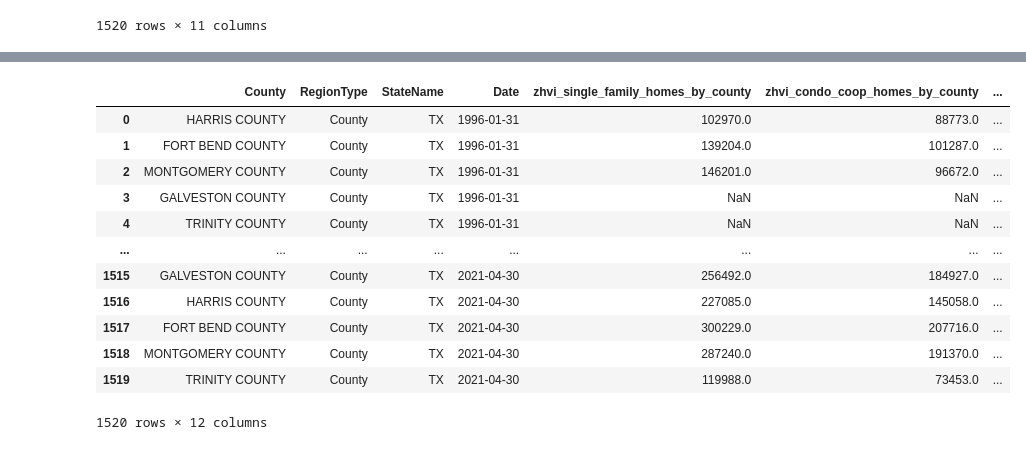
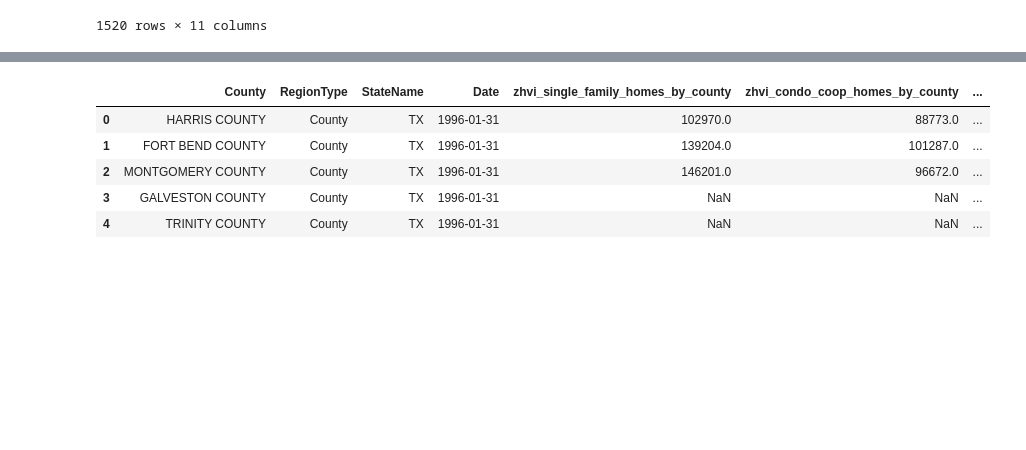
Before and after one commit to i-am-phoenix/Demo, a Jupyter notebook: zillow_data_cleaning_functions.ipynb, the cells around one changed output, grey strips where cells are left out. Cells and saved outputs as stored; diff of their text form; code cells hidden in the pictures; blank space fills up the shorter version.

```diff
--- a/zillow_data_cleaning_functions.ipynb
+++ b/zillow_data_cleaning_functions.ipynb
@@ -371,20 +589,15 @@ zillow_df_by_city_merged
 # %%
 zillow_df_by_county_merged['Date']=pd.to_datetime(zillow_df_by_county_merged['Date'])
 zillow_df_by_county_merged['Year']=zillow_df_by_county_merged['Date'].dt.year
 zillow_df_by_county_merged = zillow_df_by_county_merged.rename(columns = {'RegionName': 'County'})
 zillow_df_by_county_merged['County']=zillow_df_by_county_merged['County'].str.upper()
-zillow_df_by_county_merged
+zillow_df_by_county_merged.to_csv("summary_csv/zillow_df_by_county_merged.csv",
+                                  index=False)
+zillow_df_by_county_merged.head()
 # %% [output]
 |  | County | RegionType | StateName | Date | zhvi_single_family_homes_by_county | zhvi_condo_coop_homes_by_county | ... |
 | 0 | HARRIS COUNTY | County | TX | 1996-01-31 | 102970.0 | 88773.0 | ... |
 | 1 | FORT BEND COUNTY | County | TX | 1996-01-31 | 139204.0 | 101287.0 | ... |
 | 2 | MONTGOMERY COUNTY | County | TX | 1996-01-31 | 146201.0 | 96672.0 | ... |
 | 3 | GALVESTON COUNTY | County | TX | 1996-01-31 | NaN | NaN | ... |
 | 4 | TRINITY COUNTY | County | TX | 1996-01-31 | NaN | NaN | ... |
-| ... | ... | ... | ... | ... | ... | ... | ... |
-| 1515 | GALVESTON COUNTY | County | TX | 2021-04-30 | 256492.0 | 184927.0 | ... |
-| 1516 | HARRIS COUNTY | County | TX | 2021-04-30 | 227085.0 | 145058.0 | ... |
-| 1517 | FORT BEND COUNTY | County | TX | 2021-04-30 | 300229.0 | 207716.0 | ... |
-| 1518 | MONTGOMERY COUNTY | County | TX | 2021-04-30 | 287240.0 | 191370.0 | ... |
-| 1519 | TRINITY COUNTY | County | TX | 2021-04-30 | 119988.0 | 73453.0 | ... |
-1520 rows × 12 columns
```
Also changed, not shown: parts of 17 cells of this notebook.
